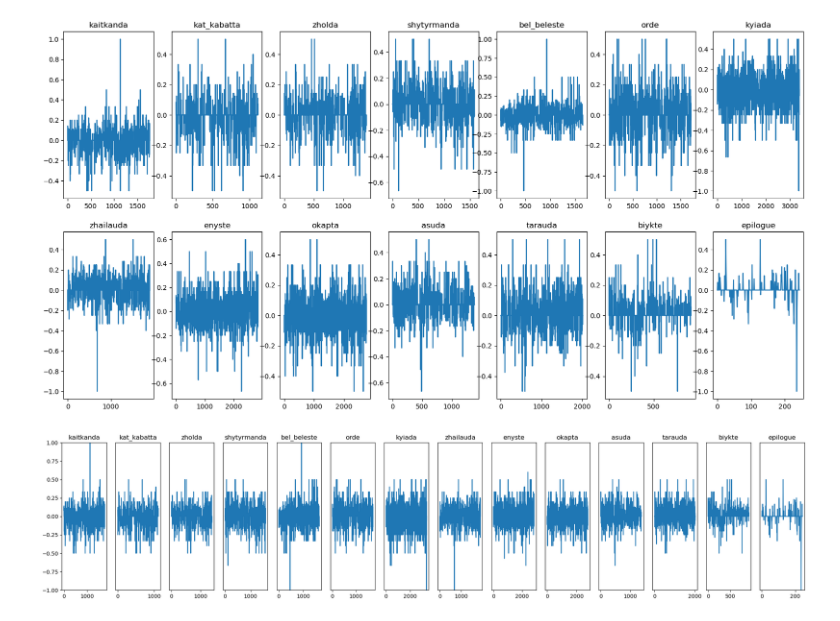
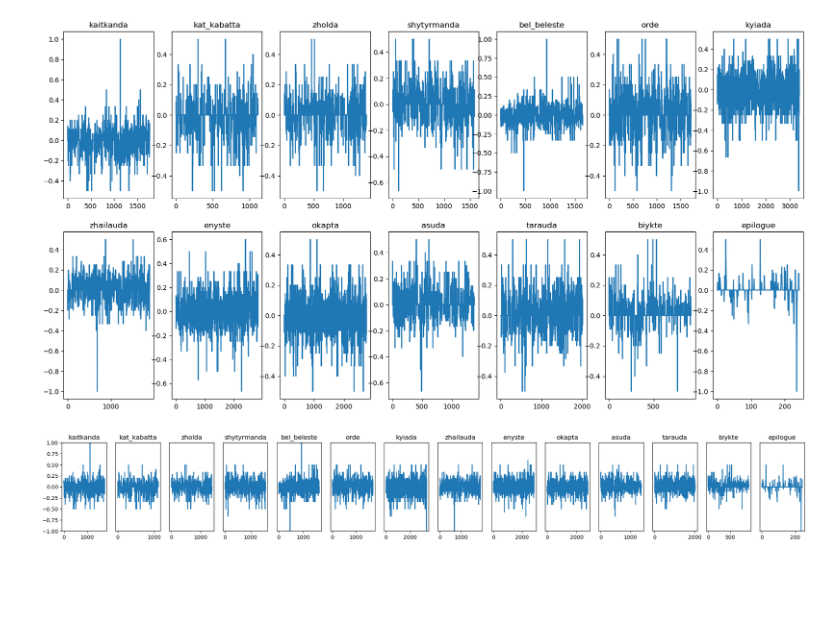
Before and after one commit to salamnocap/Abai-Text-Analysis, a Jupyter notebook: analysis/SentimentAnalysis.ipynb, the cells around one changed output. Cells and saved outputs as stored; diff of their text form; code cells hidden in the pictures; blank space fills up the shorter version.

```diff
--- a/analysis/SentimentAnalysis.ipynb
+++ b/analysis/SentimentAnalysis.ipynb
@@ -156,7 +156,7 @@ emotions_dict = {
 }
 # %%
 def plot_sentiment(sentiment_scores: dict, part1_chapters: list["str"], part2_chapters: list["str"], y_min: int, y_max: int):
-    fig, axs = plt.subplots(1, 14, figsize=(25, 5))
+    fig, axs = plt.subplots(1, 14, figsize=(25, 3))
 
     for i in range(7):
         axs[i].plot(sentiment_scores['part1'][part1_chapters[i]])
@@ -377,8 +373,8 @@ for part in parts:
     for chapter in kaz_sentiment[part].keys():
       kaz_sentiment_mean[part][chapter] = np.mean(kaz_sentiment[part][chapter])
 # %%
-kaz_port1_chapters = [chapter for chapter in kaz_sentiment['part1'].keys()]
-kaz_port2_chapters = [chapter for chapter in kaz_sentiment['part2'].keys()]
+kaz_part1_chapters = [chapter for chapter in kaz_sentiment['part1'].keys()]
+kaz_part2_chapters = [chapter for chapter in kaz_sentiment['part2'].keys()]
 # %%
 fig, axs = plt.subplots(2, 7, figsize=(20, 10))
 
@@ -390,7 +386,7 @@ for i in range(7):
 # %% [output]
 [figure]
 # %%
-plot_sentiment(kaz_sentiment, kaz_port1_chapters, kaz_port2_chapters, -1, 1)
+plot_sentiment(kaz_sentiment, kaz_part1_chapters, kaz_part2_chapters, -1, 1)
 # %% [output]
-[figure, old version]
+[figure, new version]
 # %%
```
Also changed, not shown: parts of 6 cells of this notebook, 4 other files.
